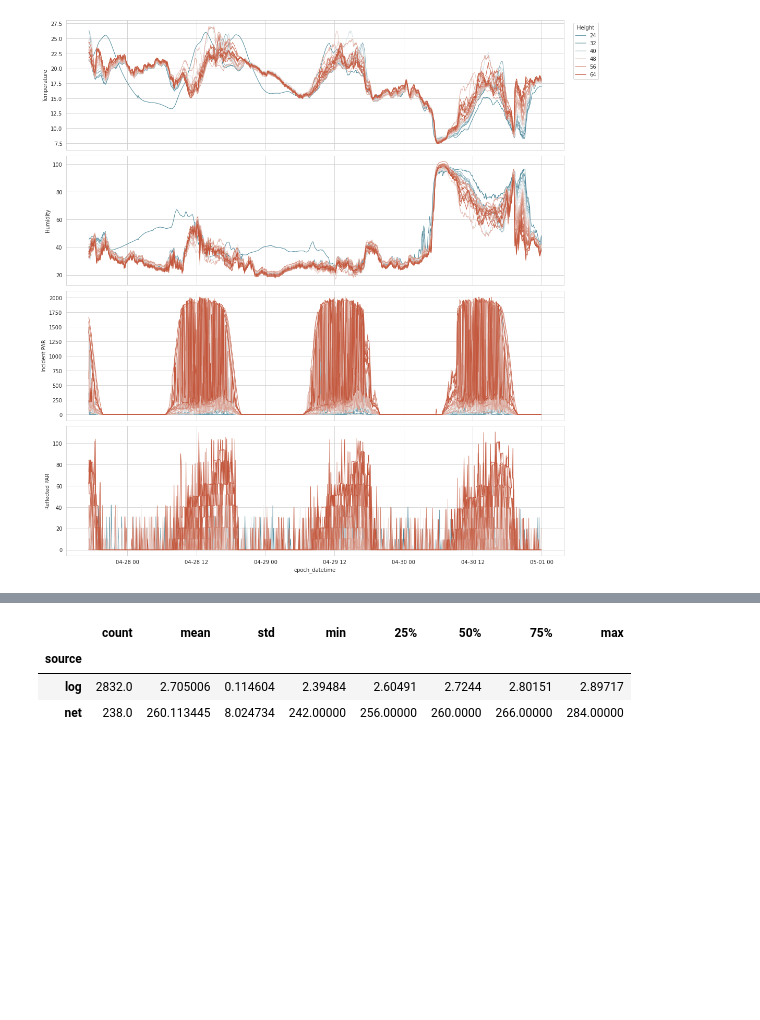
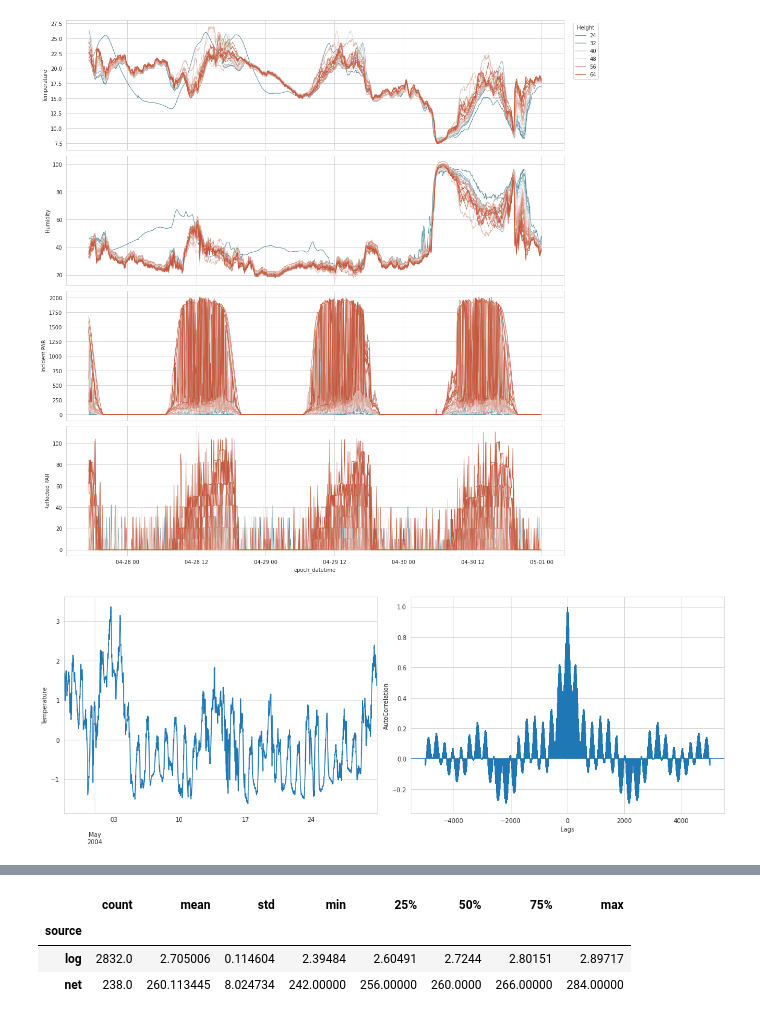
Before and after one commit to WHITSNAK/sta521_proj1, a Jupyter notebook: ryan_eda.ipynb, the cells around one changed output, grey strips where cells are left out. Saved outputs shown, nothing was run; the diff lists cells and outputs as text; code cells hidden in the pictures; blank space fills up the shorter version.

Commit message:
add autocorr plot

```diff
--- a/ryan_eda.ipynb
+++ b/ryan_eda.ipynb
@@ -224,3 +224,21 @@ fig.tight_layout()
 fig.show()
 # %% [output]
 [figure]
+# %%
+from scipy.fft import fft, fftfreq
+
+sr = to_plot.groupby(to_plot.epoch_datetime).humid_temp.median()
+sr = (sr - sr.mean()) / sr.std()
+# %%
+fig, ax = plt.subplots(1, 2, figsize=(16, 6))
+sr.plot(ax=ax[0])
+ax[1].acorr(sr, maxlags = 5000)
+
+ax[0].set_ylabel("Temperature")
+ax[0].set_xlabel("")
+ax[1].set_xlabel('Lags')
+ax[1].set_ylabel("AutoCorrelation")
+fig.tight_layout()
+fig.show()
+# %% [output]
+[figure, added]
```
Also changed, not shown: parts of 3 cells of this notebook, 2 other files.
